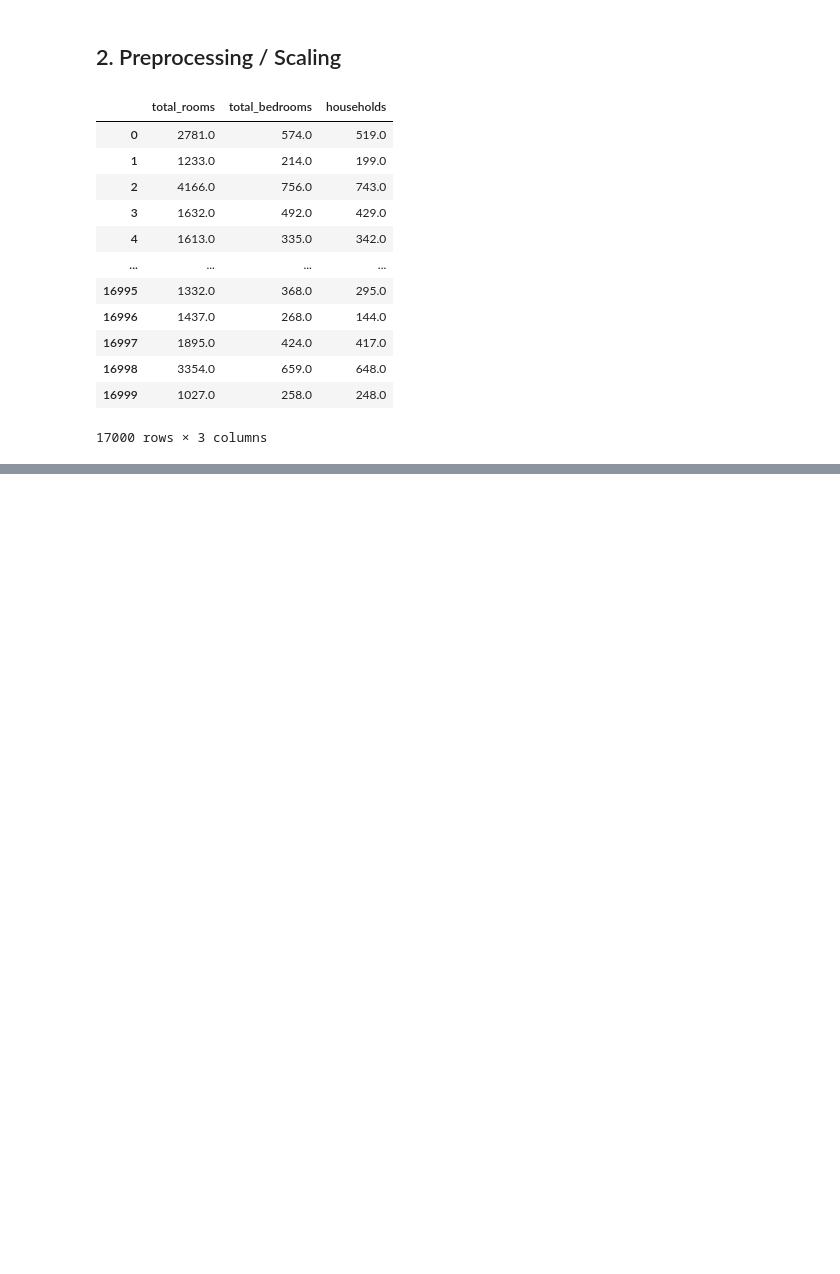
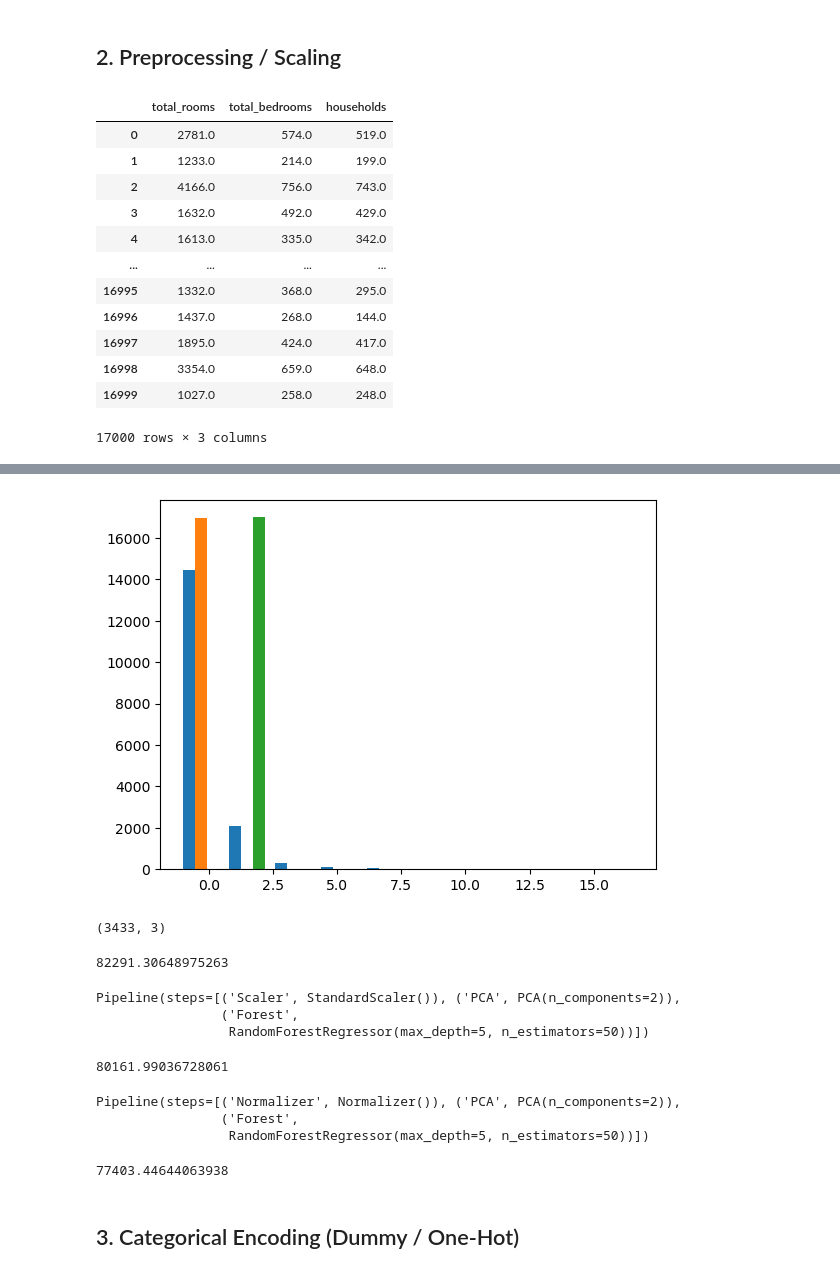
Before and after one commit to amenhasfaw/DPFE, a Jupyter notebook: CODE/Feature Engineering.ipynb, the cells around one changed output, grey strips where cells are left out. Drawn from its saved outputs; the diff is of its cells as text; code cells hidden in the pictures; blank space fills up the shorter version.

```diff
--- a/CODE/Feature Engineering.ipynb
+++ b/CODE/Feature Engineering.ipynb
@@ -142,0 +171,74 @@ import matplotlib.pyplot as plt
+# %%
+#Comparing the three Normalized values
+
+plt.hist([X_train_scaled[:,0],X_train_scaled2[:,0],X_train_scaled3[:,0]])
+plt.show()
+# %% [output]
+[figure, added]
+# %%
+# Preprocess X_test_3
+
+X_test_3_scaled = scaler.transform(X_test_3)
+
+X_test_3_scaled.shape
+# %% [output]
+(3433, 3)
+# %%
+# Get error of Random Forest training on (X_train_scaled, y_train) and testing on (X_test_scaled, y_test)
+
+random_forest_scaled = RandomForestRegressor(n_estimators=50, max_depth=5).fit(X_train_scaled, y_train)
+random_forest_scaled_test_predictions = random_forest_scaled.predict(X_test_3_scaled)
+
+mean_absolute_error(y_test, random_forest_scaled_test_predictions)
+# %% [output]
+82291.30648975263
+# %%
+#Creating a PIPELINE: Scaling -> PCA -> RandomForest
+
+from sklearn.pipeline import Pipeline
+
+scale_pca_forest = Pipeline(steps=[('Scaler',StandardScaler()),
+                                    ('PCA',PCA(n_components=2)),
+                                    ('Forest',RandomForestRegressor(n_estimators=50,max_depth=5))])
+
+scale_pca_forest
+# %% [output]
+Pipeline(steps=[('Scaler', StandardScaler()), ('PCA', PCA(n_components=2)),
+                ('Forest',
+                 RandomForestRegressor(max_depth=5, n_estimators=50))])
+# %%
+# Mean Absolute error of the Pipeline
+
+scale_pca_forest.fit(X_train_3, y_train)
+pipeline_test_predictions = scale_pca_forest.predict(X_test_3)
+
+mean_absolute_error(y_test,pipeline_test_predictions)
+# %% [output]
+80161.99036728061
+# %%
+# We try Normalizer for a better result
+
+#Creating a PIPELINE: Normalizer -> PCA -> RandomForest
+
+from sklearn.pipeline import Pipeline
+
+Normalize_pca_forest = Pipeline(steps=[('Normalizer',Normalizer()),
+                                    ('PCA',PCA(n_components=2)),
+                                    ('Forest',RandomForestRegressor(n_estimators=50,max_depth=5))])
+
+Normalize_pca_forest
+# %% [output]
+Pipeline(steps=[('Normalizer', Normalizer()), ('PCA', PCA(n_components=2)),
+                ('Forest',
+                 RandomForestRegressor(max_depth=5, n_estimators=50))])
+# %%
+# Mean Absolute error of the Pipeline
+
+Normalize_pca_forest.fit(X_train_3, y_train)
+pipeline_test_predictions = Normalize_pca_forest.predict(X_test_3)
+
+mean_absolute_error(y_test,pipeline_test_predictions)
+# %% [output]
+77403.44644063938
+# %% [markdown]
+## 3. Categorical Encoding (Dummy / One-Hot)
```
Also changed, not shown: parts of 5 cells of this notebook.
